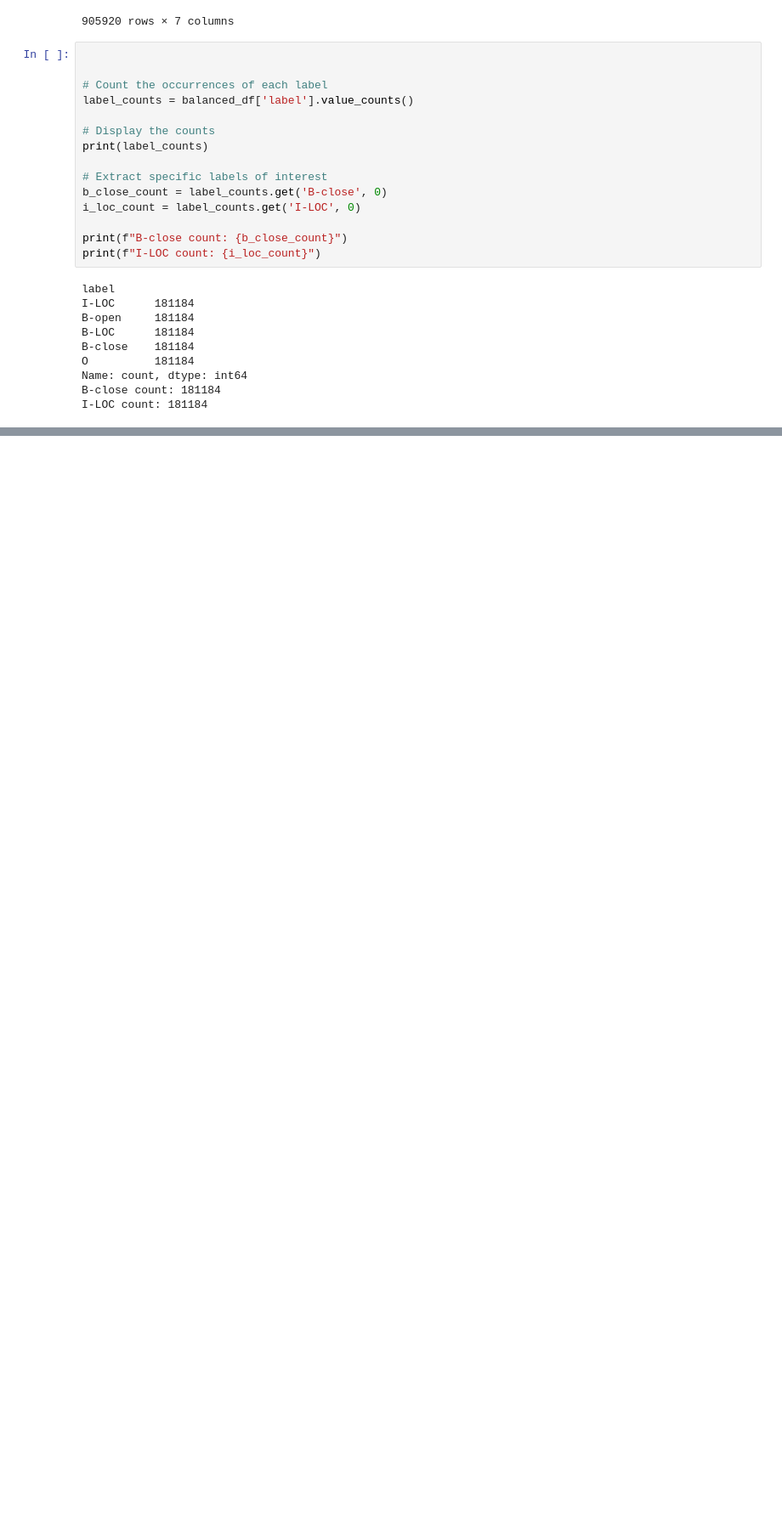
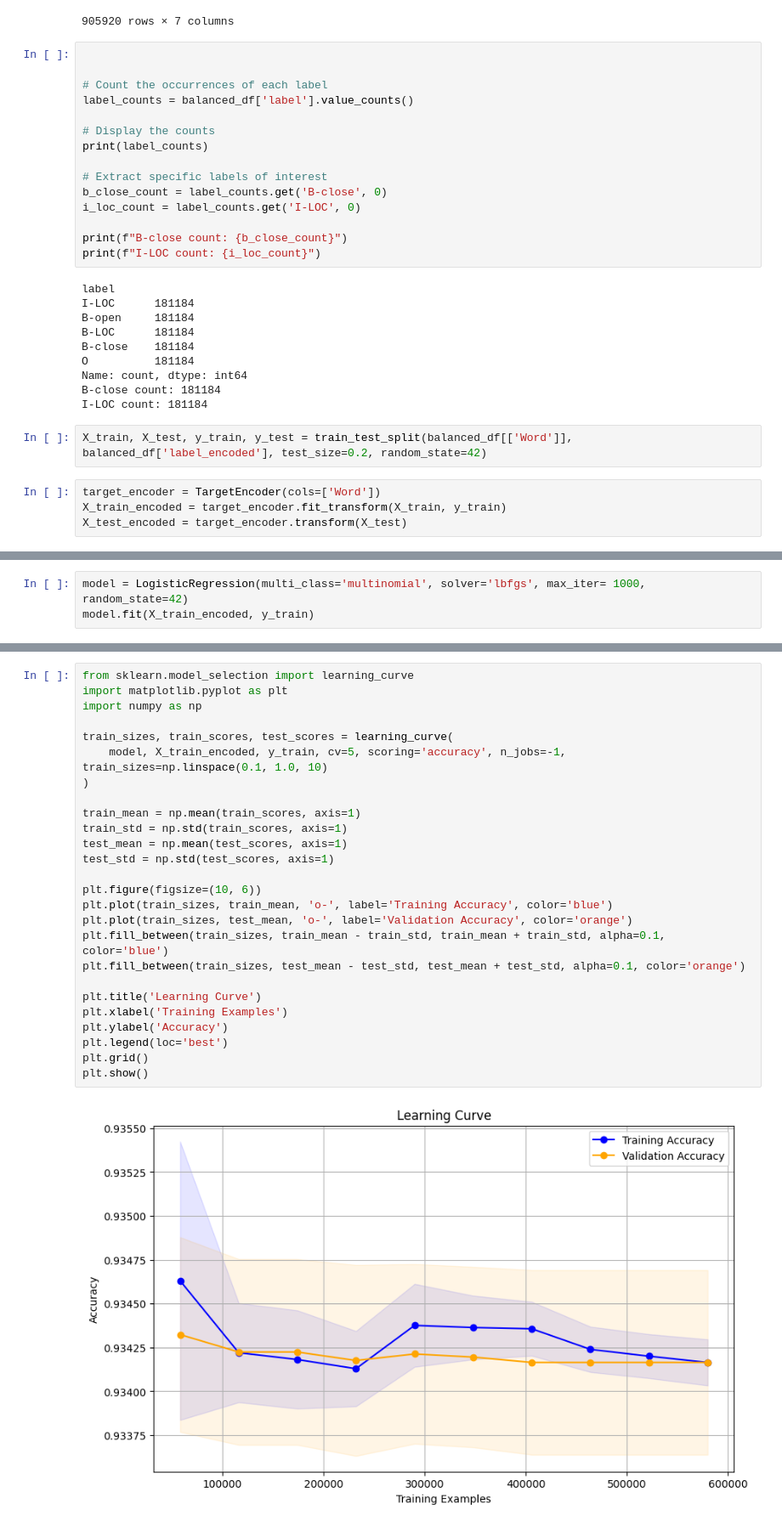
Before and after one commit to ehabsuliman/ROADWATCH, a Jupyter notebook: Road/RW.ipynb, the cells around one changed output, grey strips where cells are left out. Shown at 85% size. Drawn from its saved outputs; the diff is of its cells as text; blank space fills up the shorter version.

Commit message:
train the model with handle the balance data and save the evaluation in v1.4.txt

```diff
--- a/Road/RW.ipynb
+++ b/Road/RW.ipynb
@@ -646,3 +648,9 @@ O          181184
 Name: count, dtype: int64
 B-close count: 181184
 I-LOC count: 181184
+# %%
+X_train, X_test, y_train, y_test = train_test_split(balanced_df[['Word']], balanced_df['label_encoded'], test_size=0.2, random_state=42)
+# %%
+target_encoder = TargetEncoder(cols=['Word'])
+X_train_encoded = target_encoder.fit_transform(X_train, y_train)
+X_test_encoded = target_encoder.transform(X_test)
@@ -648,0 +689,3 @@ I-LOC count: 181184
+# %%
+model = LogisticRegression(multi_class='multinomial', solver='lbfgs', max_iter= 1000, random_state=42)
+model.fit(X_train_encoded, y_train)
@@ -648,0 +744,28 @@ I-LOC count: 181184
+# %%
+from sklearn.model_selection import learning_curve
+import matplotlib.pyplot as plt
+import numpy as np
+
+train_sizes, train_scores, test_scores = learning_curve(
+    model, X_train_encoded, y_train, cv=5, scoring='accuracy', n_jobs=-1, train_sizes=np.linspace(0.1, 1.0, 10)
+)
+
+train_mean = np.mean(train_scores, axis=1)
+train_std = np.std(train_scores, axis=1)
+test_mean = np.mean(test_scores, axis=1)
+test_std = np.std(test_scores, axis=1)
+
+plt.figure(figsize=(10, 6))
+plt.plot(train_sizes, train_mean, 'o-', label='Training Accuracy', color='blue')
+plt.plot(train_sizes, test_mean, 'o-', label='Validation Accuracy', color='orange')
+plt.fill_between(train_sizes, train_mean - train_std, train_mean + train_std, alpha=0.1, color='blue')
+plt.fill_between(train_sizes, test_mean - test_std, test_mean + test_std, alpha=0.1, color='orange')
+
+plt.title('Learning Curve')
+plt.xlabel('Training Examples')
+plt.ylabel('Accuracy')
+plt.legend(loc='best')
+plt.grid()
+plt.show()
+# %% [output]
+[figure, added]
```
Also changed, not shown: parts of 7 cells of this notebook.
